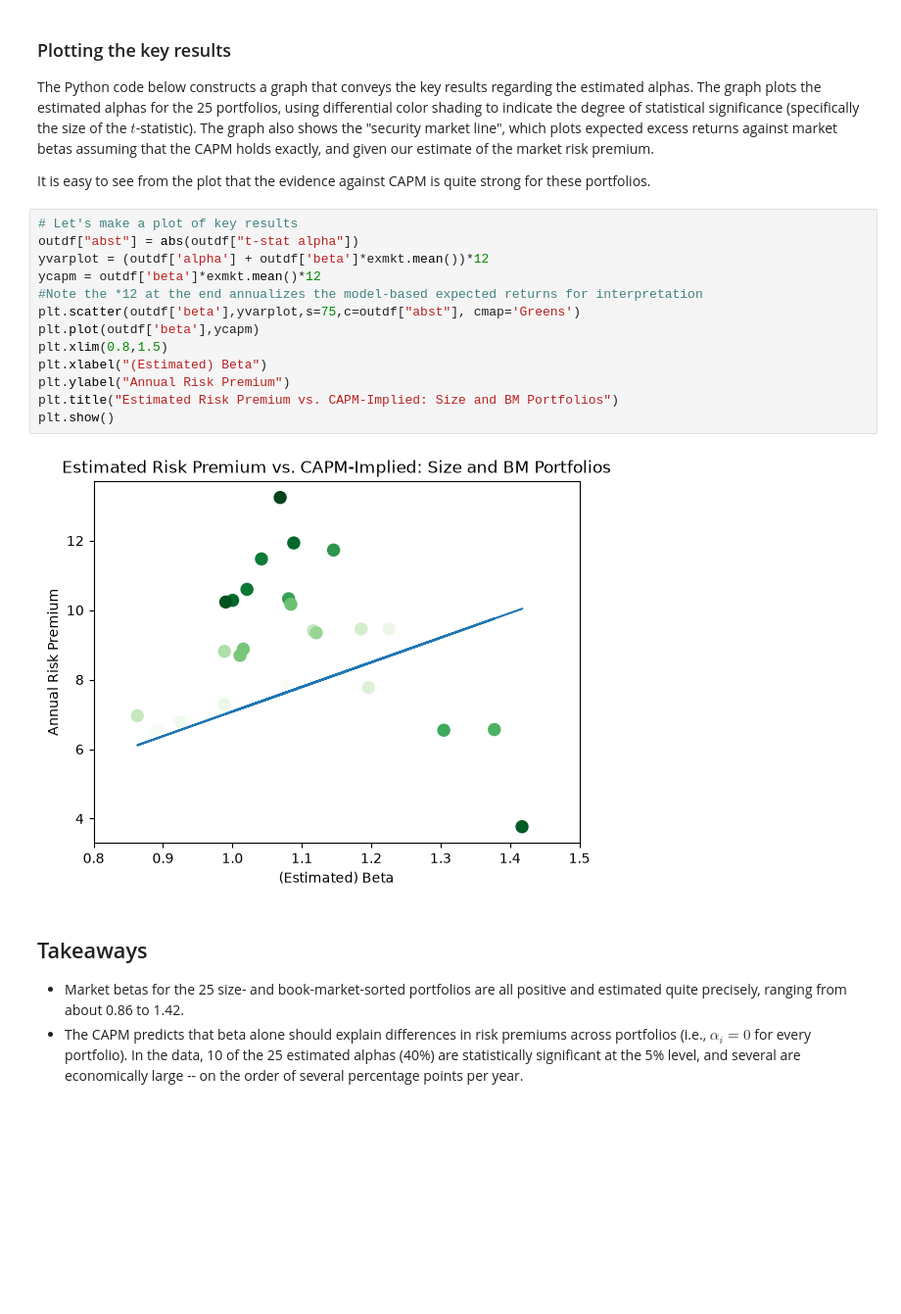
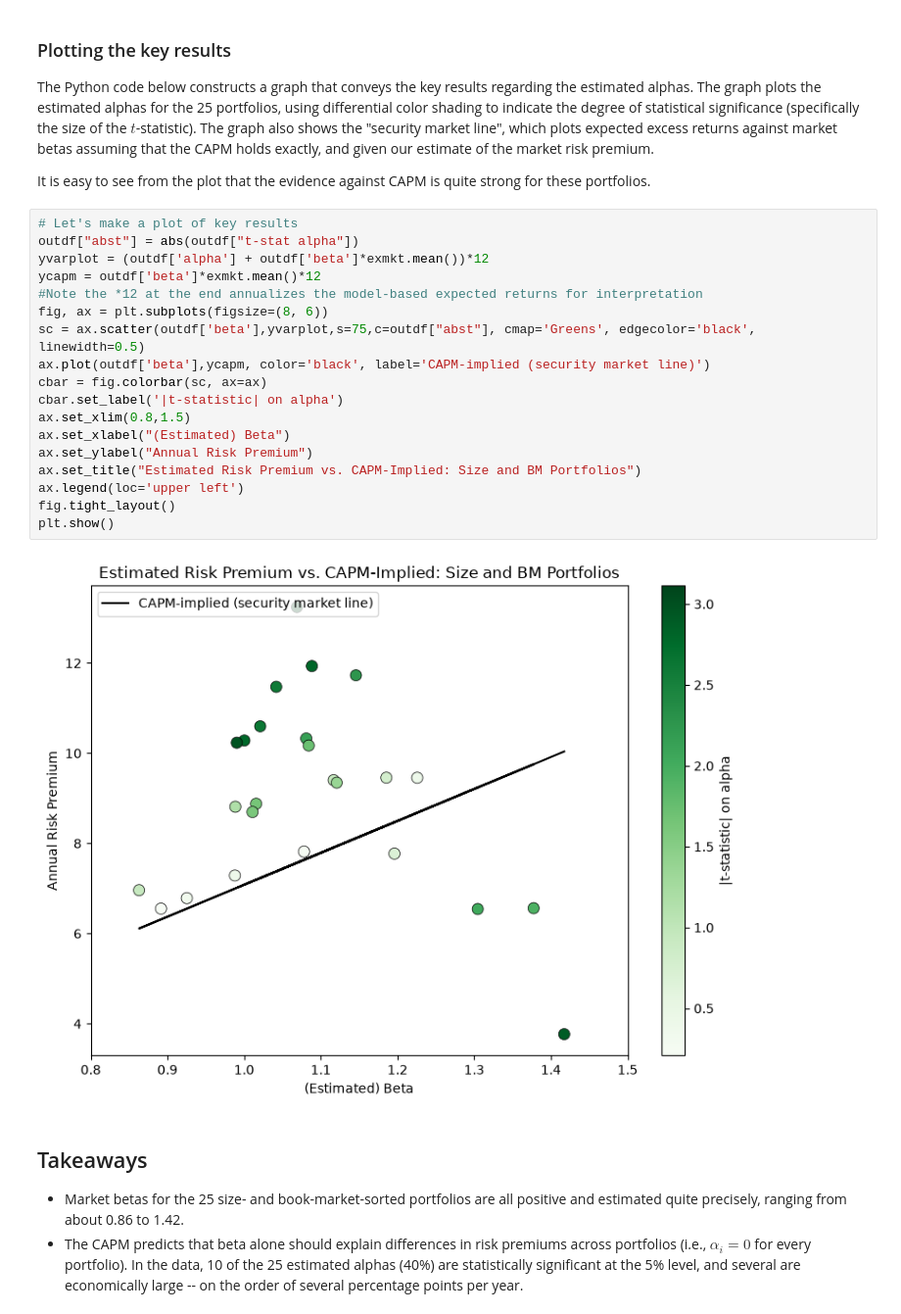
Before and after one commit to bradleypaye/fin4414, a Jupyter notebook: notebooks/CAPM_BivariateRegression.ipynb, the cells around one changed output. Shown at 98% size. Saved outputs shown, nothing was run; the diff lists cells and outputs as text; blank space fills up the shorter version.

```diff
--- a/notebooks/CAPM_BivariateRegression.ipynb
+++ b/notebooks/CAPM_BivariateRegression.ipynb
@@ -706,18 +706,23 @@ It is easy to see from the plot that the evidence against CAPM is quite strong f
 # %%
 # Let's make a plot of key results
 outdf["abst"] = abs(outdf["t-stat alpha"])
 yvarplot = (outdf['alpha'] + outdf['beta']*exmkt.mean())*12
 ycapm = outdf['beta']*exmkt.mean()*12
 #Note the *12 at the end annualizes the model-based expected returns for interpretation
-plt.scatter(outdf['beta'],yvarplot,s=75,c=outdf["abst"], cmap='Greens')
-plt.plot(outdf['beta'],ycapm)
-plt.xlim(0.8,1.5)
-plt.xlabel("(Estimated) Beta")
-plt.ylabel("Annual Risk Premium")
-plt.title("Estimated Risk Premium vs. CAPM-Implied: Size and BM Portfolios")
+fig, ax = plt.subplots(figsize=(8, 6))
+sc = ax.scatter(outdf['beta'],yvarplot,s=75,c=outdf["abst"], cmap='Greens', edgecolor='black', linewidth=0.5)
+ax.plot(outdf['beta'],ycapm, color='black', label='CAPM-implied (security market line)')
+cbar = fig.colorbar(sc, ax=ax)
+cbar.set_label('|t-statistic| on alpha')
+ax.set_xlim(0.8,1.5)
+ax.set_xlabel("(Estimated) Beta")
+ax.set_ylabel("Annual Risk Premium")
+ax.set_title("Estimated Risk Premium vs. CAPM-Implied: Size and BM Portfolios")
+ax.legend(loc='upper left')
+fig.tight_layout()
 plt.show()
 # %% [output]
-[figure, old version]
+[figure, new version]
 # %% [markdown]
 ## Takeaways
 
```
Also changed, not shown: parts of 2 cells of this notebook, 7 other files.
